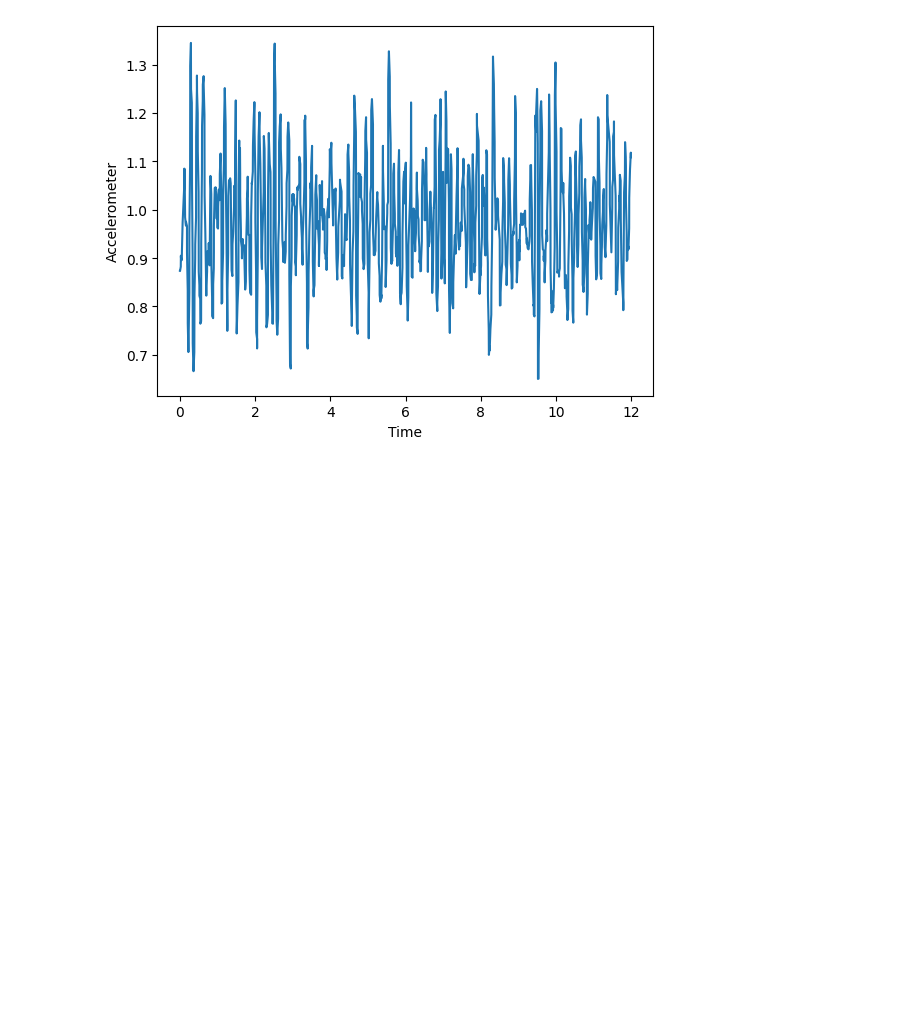
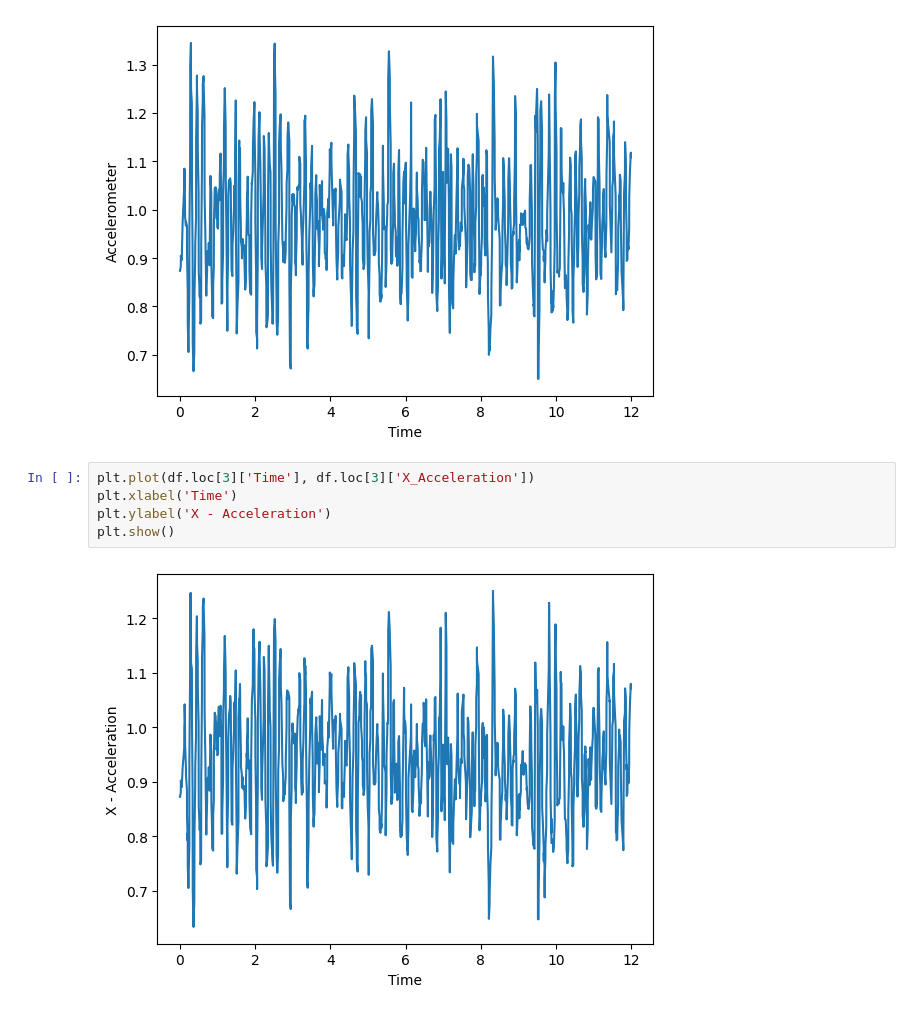
Before and after one commit to AakifAsharKhan/Dangerous-Road-Curvature, a Jupyter notebook: Plot.ipynb, the cells around one changed output. Cells and saved outputs as stored; diff of their text form; blank space fills up the shorter version.

```diff
--- a/Plot.ipynb
+++ b/Plot.ipynb
@@ -59,3 +59,10 @@ plt.ylabel('Accelerometer')
 plt.show()
 # %% [output]
 [figure]
+# %%
+plt.plot(df.loc[3]['Time'], df.loc[3]['X_Acceleration'])
+plt.xlabel('Time')
+plt.ylabel('X - Acceleration')
+plt.show()
+# %% [output]
+[figure, added]
```
Also changed, not shown: parts of 2 cells of this notebook, 2 other files.
